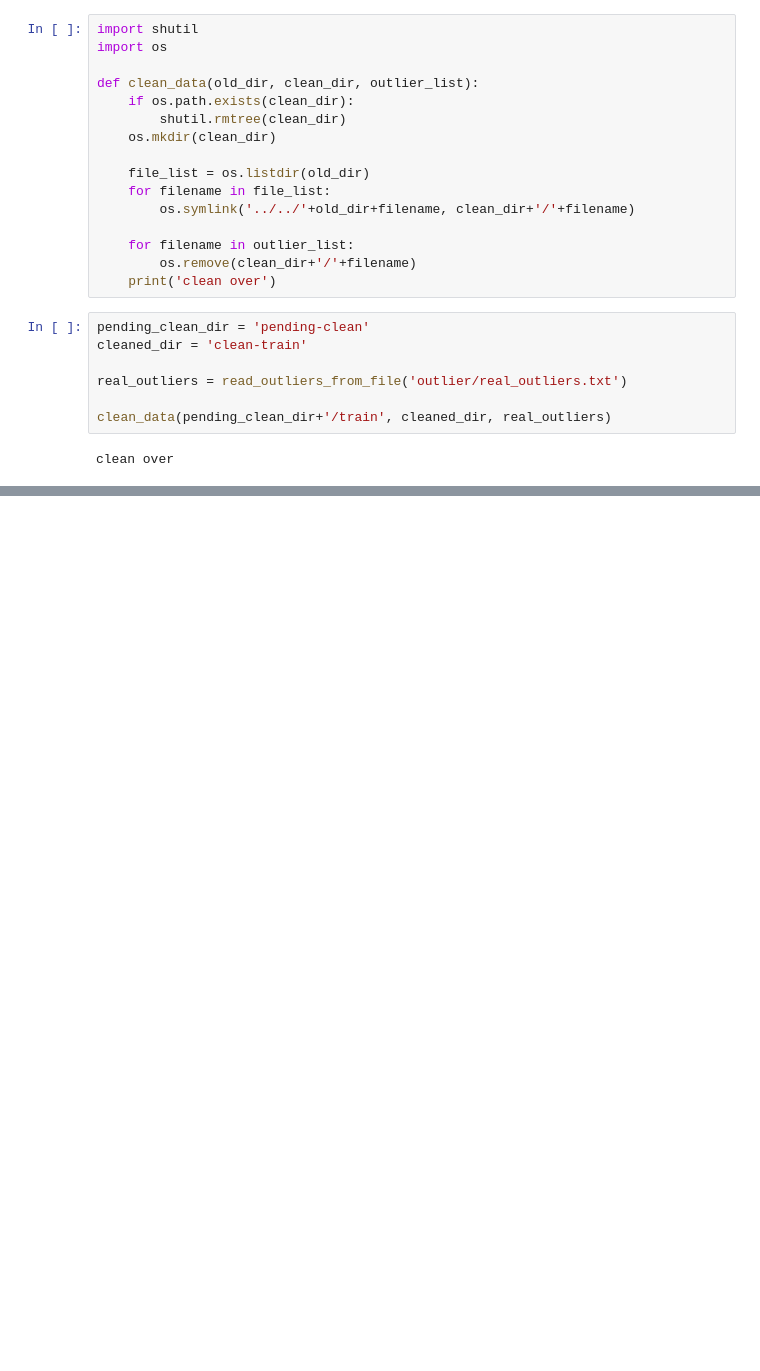
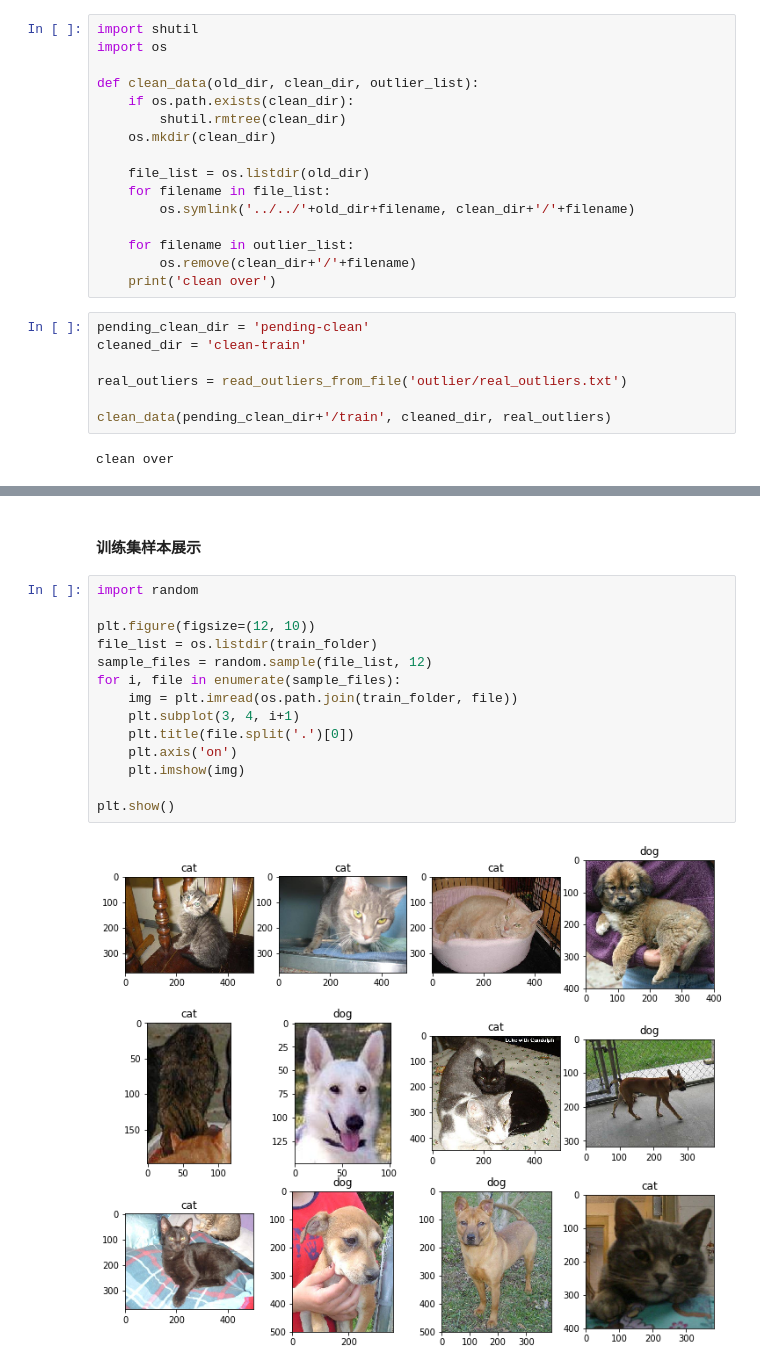
Before and after one commit to blackantchen/ml_final_project, a Jupyter notebook: find_outlier_debug.ipynb, the cells around one changed output, grey strips where cells are left out. Drawn from its saved outputs; the diff is of its cells as text; blank space fills up the shorter version.

```diff
--- a/find_outlier_debug.ipynb
+++ b/find_outlier_debug.ipynb
@@ -388,0 +420,18 @@ clean over
+# %% [markdown]
+#### 训练集样本展示
+# %%
+import random
+
+plt.figure(figsize=(12, 10))
+file_list = os.listdir(train_folder)
+sample_files = random.sample(file_list, 12)
+for i, file in enumerate(sample_files):
+    img = plt.imread(os.path.join(train_folder, file))
+    plt.subplot(3, 4, i+1)
+    plt.title(file.split('.')[0])
+    plt.axis('on')
+    plt.imshow(img)
+
+plt.show()
+# %% [output]
+[figure, added]
```
Also changed, not shown: parts of 6 cells of this notebook.
